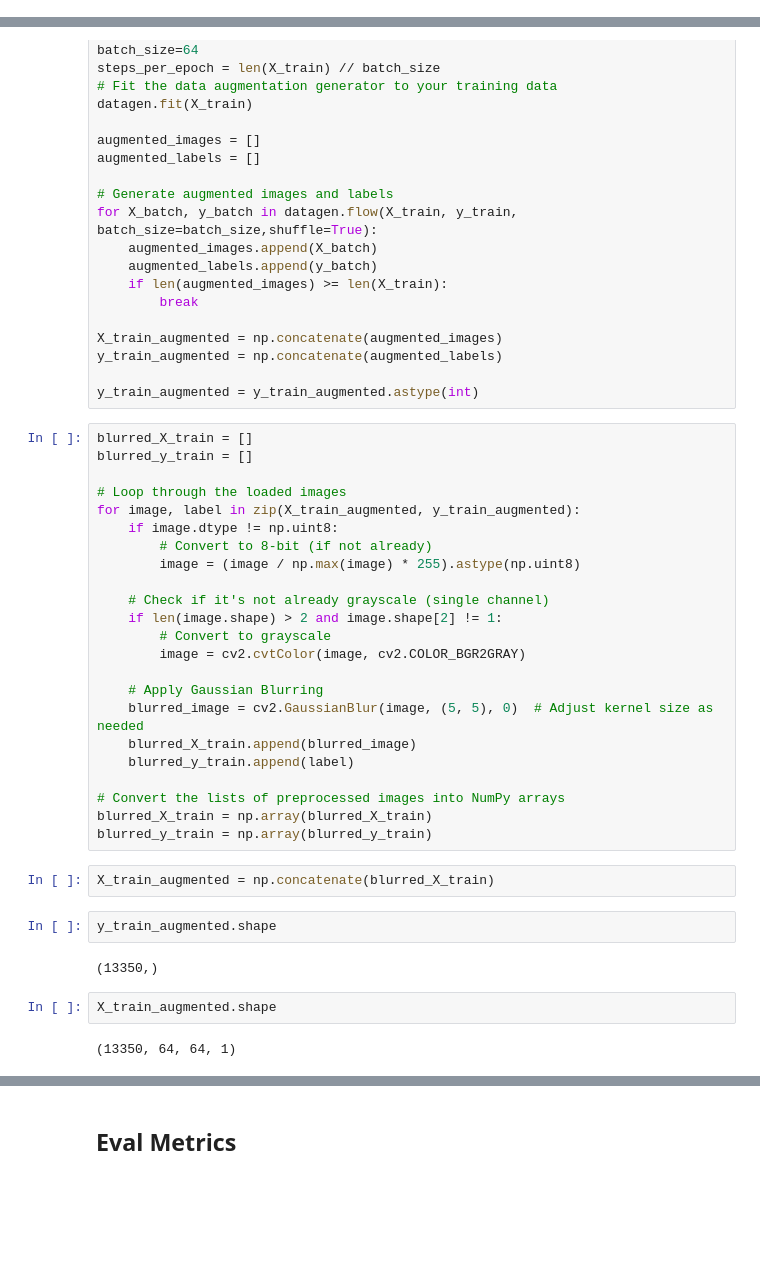
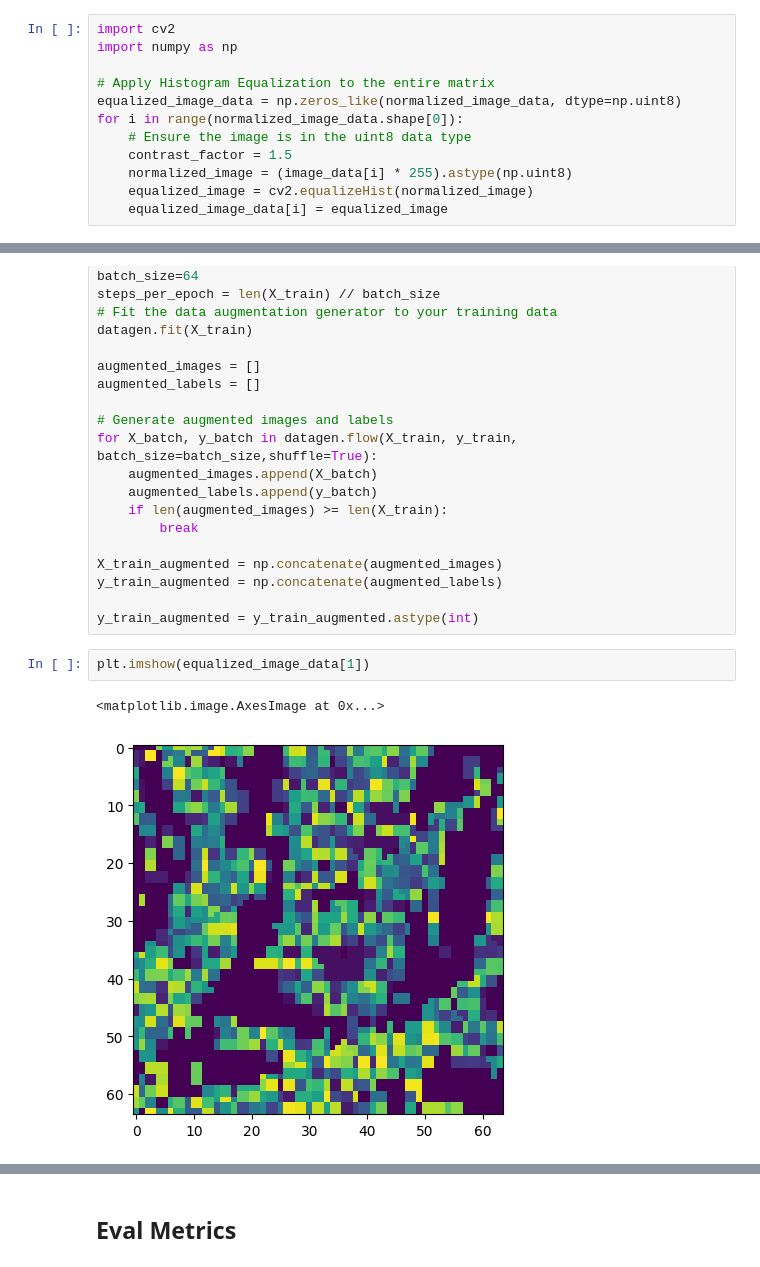
Before and after one commit to guillaumedherouville/mckinsey-methane-hackathon, a Jupyter notebook: notebooks/Pilot_Model.ipynb, the cells around one changed output, grey strips where cells are left out. Drawn from its saved outputs; the diff is of its cells as text; blank space fills up the shorter version.

Commit message:
changes to data augmentation and fixes

```diff
--- a/notebooks/Pilot_Model.ipynb
+++ b/notebooks/Pilot_Model.ipynb
@@ -779,4 +809,16 @@ array([[[0.23457694, 0.36232547, 0.36232547, ..., 0.        ,
          0.57567712, 0.70539406],
         [0.        , 0.        , 0.0296788 , ..., 0.27774472,
          0.57567712, 0.70539406]]])
+# %%
+import cv2
+import numpy as np
+
+# Apply Histogram Equalization to the entire matrix
+equalized_image_data = np.zeros_like(normalized_image_data, dtype=np.uint8)
+for i in range(normalized_image_data.shape[0]):
+    # Ensure the image is in the uint8 data type
+    contrast_factor = 1.5
+    normalized_image = (image_data[i] * 255).astype(np.uint8)
+    equalized_image = cv2.equalizeHist(normalized_image)
+    equalized_image_data[i] = equalized_image
 # %%
@@ -824,36 +866,8 @@ X_train_augmented = np.concatenate(augmented_images)
 y_train_augmented = np.concatenate(augmented_labels)
 
 y_train_augmented = y_train_augmented.astype(int)
-# %%
-blurred_X_train = []
-blurred_y_train = []
-
-# Loop through the loaded images
-for image, label in zip(X_train_augmented, y_train_augmented):
-    if image.dtype != np.uint8:
-        # Convert to 8-bit (if not already)
-        image = (image / np.max(image) * 255).astype(np.uint8)
-
-    # Check if it's not already grayscale (single channel)
-    if len(image.shape) > 2 and image.shape[2] != 1:
-        # Convert to grayscale
-        image = cv2.cvtColor(image, cv2.COLOR_BGR2GRAY)
-
-    # Apply Gaussian Blurring
-    blurred_image = cv2.GaussianBlur(image, (5, 5), 0)  # Adjust kernel size as needed
-    blurred_X_train.append(blurred_image)
-    blurred_y_train.append(label)
-
-# Convert the lists of preprocessed images into NumPy arrays
-blurred_X_train = np.array(blurred_X_train)
-blurred_y_train = np.array(blurred_y_train)
-# %%
-X_train_augmented = np.concatenate(blurred_X_train)
-# %%
-y_train_augmented.shape
-# %% [output]
-(13350,)
-# %%
-X_train_augmented.shape
-# %% [output]
-(13350, 64, 64, 1)
+# %%
+plt.imshow(equalized_image_data[1])
+# %% [output]
+<matplotlib.image.AxesImage at 0x...>
+[figure, added]
```
Also changed, not shown: parts of 12 cells of this notebook, 6 other files.
